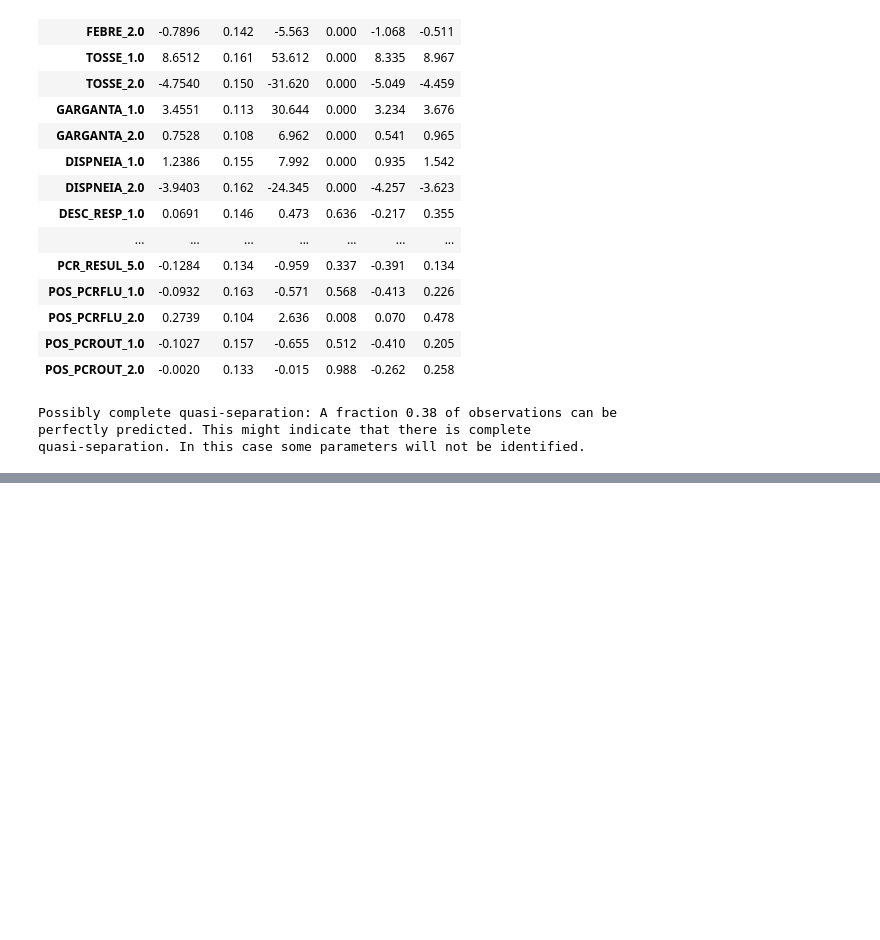
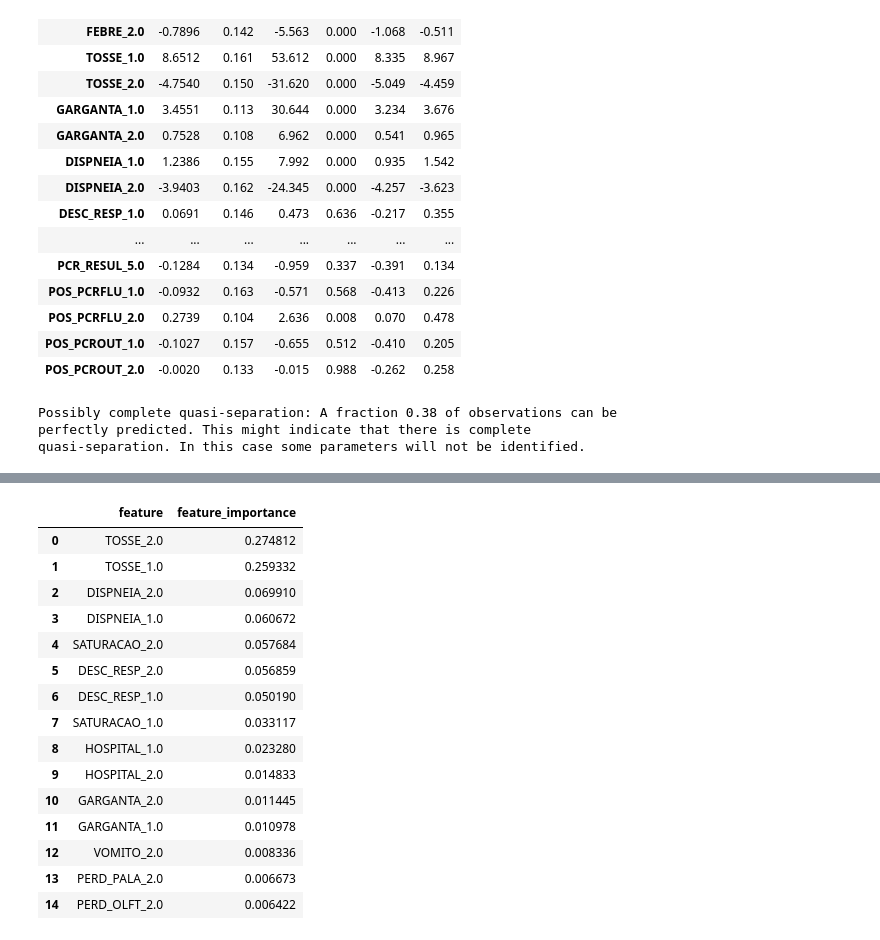
Before and after one commit to HeyLucasLeao/ols-regression-challenge, a Jupyter notebook: srag/residualizer_eda.ipynb, the cells around one changed output, grey strips where cells are left out. Drawn from its saved outputs; the diff is of its cells as text; code cells hidden in the pictures; blank space fills up the shorter version.

```diff
--- a/srag/residualizer_eda.ipynb
+++ b/srag/residualizer_eda.ipynb
@@ -733,0 +747,23 @@ quasi-separation. In this case some parameters will not be identified.
+# %%
+results = pd.DataFrame({
+    'feature': model.feature_names_in_,
+    'feature_importance': model.estimator.feature_importances_,
+}).sort_values(by='feature_importance', ascending=False).reset_index(drop=True)
+results.head(15)
+# %% [output]
+|  | feature | feature_importance |
+| 0 | TOSSE_2.0 | 0.274812 |
+| 1 | TOSSE_1.0 | 0.259332 |
+| 2 | DISPNEIA_2.0 | 0.069910 |
+| 3 | DISPNEIA_1.0 | 0.060672 |
+| 4 | SATURACAO_2.0 | 0.057684 |
+| 5 | DESC_RESP_2.0 | 0.056859 |
+| 6 | DESC_RESP_1.0 | 0.050190 |
+| 7 | SATURACAO_1.0 | 0.033117 |
+| 8 | HOSPITAL_1.0 | 0.023280 |
+| 9 | HOSPITAL_2.0 | 0.014833 |
+| 10 | GARGANTA_2.0 | 0.011445 |
+| 11 | GARGANTA_1.0 | 0.010978 |
+| 12 | VOMITO_2.0 | 0.008336 |
+| 13 | PERD_PALA_2.0 | 0.006673 |
+| 14 | PERD_OLFT_2.0 | 0.006422 |
```
Also changed, not shown: parts of 9 cells of this notebook.
